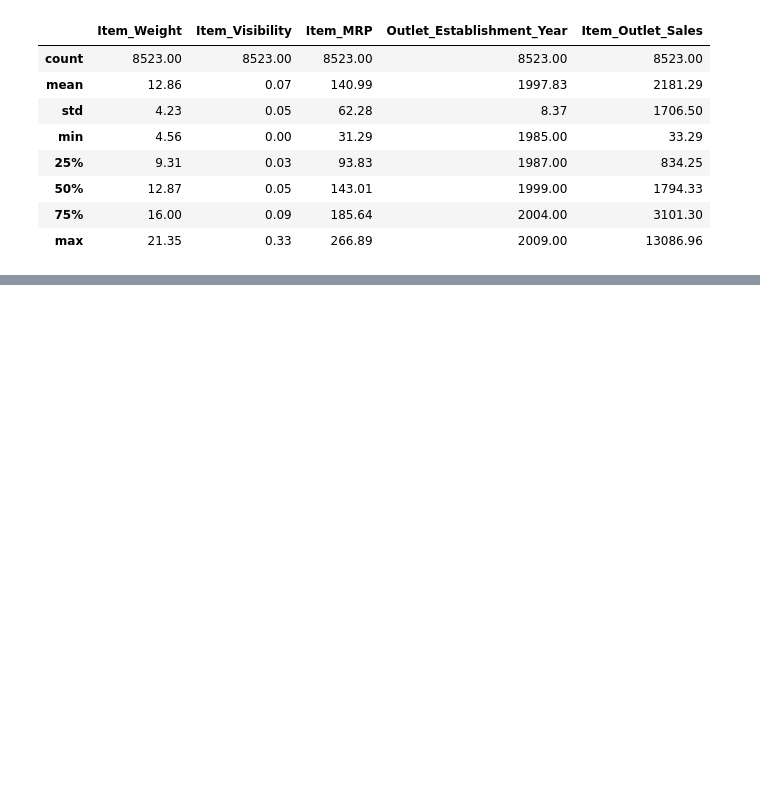
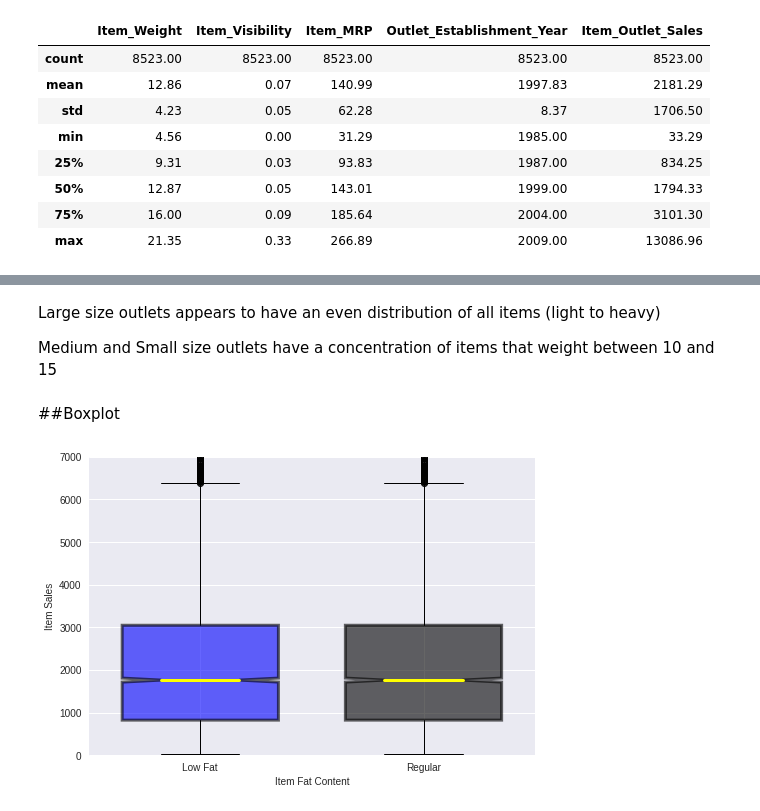
Before and after one commit to kzengg/Sales_Predictions, a Jupyter notebook: Sales_Prediction.ipynb, the cells around one changed output, grey strips where cells are left out. Drawn from its saved outputs; the diff is of its cells as text; code cells hidden in the pictures; blank space fills up the shorter version.

```diff
--- a/Sales_Prediction.ipynb
+++ b/Sales_Prediction.ipynb
@@ -312,0 +397,32 @@ df.describe().round(2)
+# %% [markdown]
+Large size outlets appears to have an even distribution of all items (light to heavy)
+
+Medium and Small size outlets have a concentration of items that weight between 10 and 15
+# %% [markdown]
+##Boxplot
+# %%
+low_fat = df.loc[:,'Item_Fat_Content'] == 'Low Fat'
+regular = df.loc[:,'Item_Fat_Content'] == 'Regular'
+
+lf = df.loc[low_fat,'Item_Outlet_Sales']
+rf = df.loc[low_fat,'Item_Outlet_Sales']
+
+fig, axes = plt.subplots(nrows = 1, ncols = 1)
+boxplots = axes.boxplot([lf,rf],notch = True, labels=['Low Fat', 'Regular'],
+                        widths = .7,
+                        patch_artist=True,
+                        medianprops = dict(linestyle='-', linewidth=3, color='Yellow'),
+                        boxprops = dict(linestyle='-', linewidth=3, color='Black', facecolor = 'black', alpha = .6)
+                        );
+
+boxplot1 = boxplots['boxes'][0]
+boxplot1.set_facecolor('Blue')
+plt.xlabel('Item Fat Content', fontsize = 10);
+plt.ylabel('Item Sales', fontsize = 10);
+plt.xticks(fontsize = 10);
+plt.yticks(fontsize = 10);
+plt.axis([None, None, -10, 7000]); #none is set for x axis min max
+
+#Source: https://pythonguides.com/matplotlib-set-y-axis-range/#:~:text=To%20plot%20the%20boxplot%2C%20use,plot%2C%20use%20plot()%20function.
+# %% [output]
+[figure, added]
```
Also changed, not shown: parts of 28 cells of this notebook.
